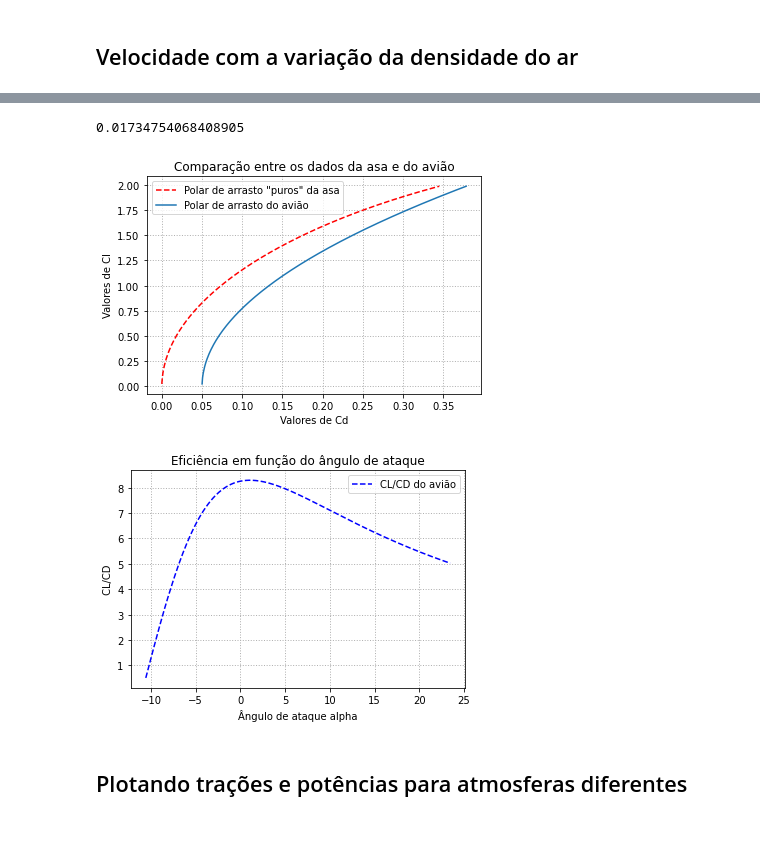
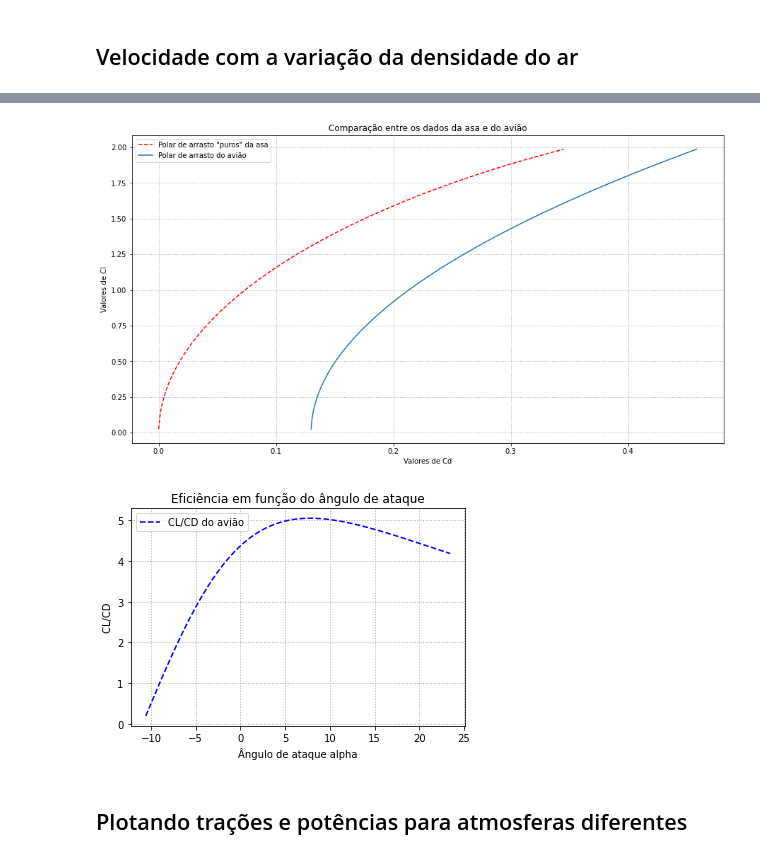
Before and after one commit to Chabole/Python, a Jupyter notebook: Projeto Zebra/Resumo_Aeronáutica.ipynb, the cells around one changed output, grey strips where cells are left out. Saved outputs shown, nothing was run; the diff lists cells and outputs as text; code cells hidden in the pictures; blank space fills up the shorter version.

```diff
--- a/Projeto Zebra/Resumo_Aeronáutica.ipynb
+++ b/Projeto Zebra/Resumo_Aeronáutica.ipynb
@@ -64,30 +70,29 @@ plt.show()
 # %%
 import matplotlib.pyplot as plt
 import seaborn as sns
 import pandas as pd
 g=9.81
 
-Zb = zp.Airplane(Swet=6.272)
+Zb = zp.Airplane(Swet=16.272)
 
 #=============================   FIGURA 1 ARRASTO DADOS E INTERPOLAÇÃO DA ASA   =======================
 
 #INTERPOLAÇÃO PARA 500 ELEMENTOS
 alpha, Cl, Cd = Zb.import_WingData('D:/UNESP/AeroDesign/Códigos_Python/Dados/dados_asas.xlsx')
 
 #PLOTAGEM
-fig, ax = plt.subplots()
+fig, ax = plt.subplots(figsize=(15, 8))
 ax.set(title='Comparação entre os dados da asa e do avião', xlabel='Valores de Cd'
         ,ylabel='Valores de Cl')
 
 ax.plot(Cd, Cl,'--',color='red', label='Polar de arrasto "puros" da asa')
 ax.plot(Zb.drag_Coef(Cl), Cl, label='Polar de arrasto do avião')
 
 ax.set_xlim()
 ax.legend()
 ax.grid(linestyle='dotted', linewidth=1)
 # %% [output]
-0.01734754068408905
-[figure, old version]
+[figure, new version]
 # %%
 Cd1 = Cd + Zb.C_D0
 
@@ -100,7 +105,7 @@ ax.plot(alpha, Cl/Cd1,'--', color='blue', label='CL/CD do avião')
 ax.legend()
 ax.grid(linestyle='dotted', linewidth=1)
 # %% [output]
-[figure, old version]
+[figure, new version]
 # %% [markdown]
 ## Plotando trações e potências para atmosferas diferentes
 # %%
```
Also changed, not shown: parts of 17 cells of this notebook.
